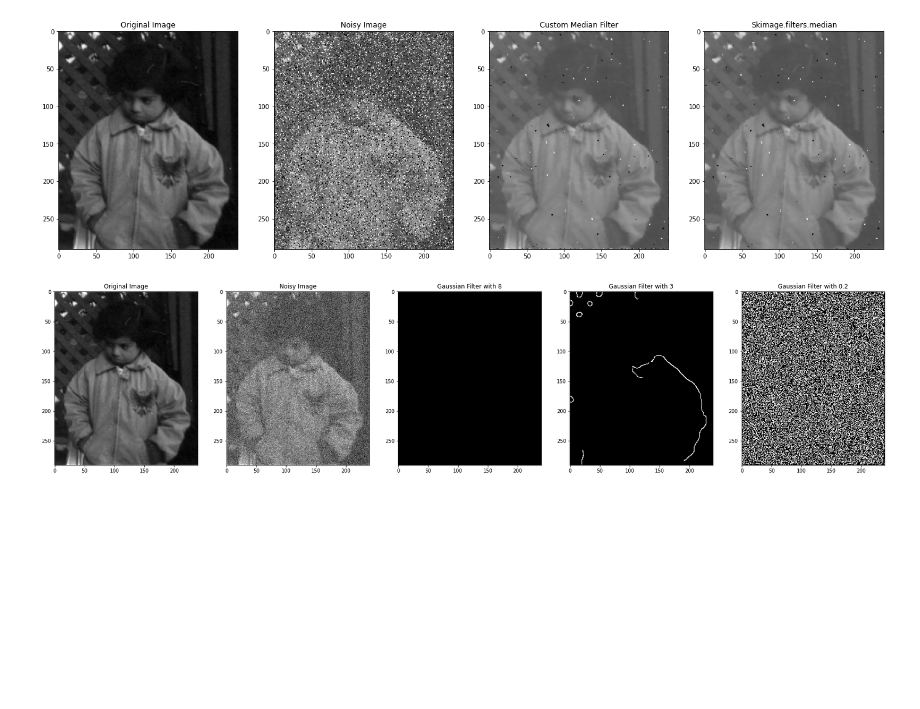
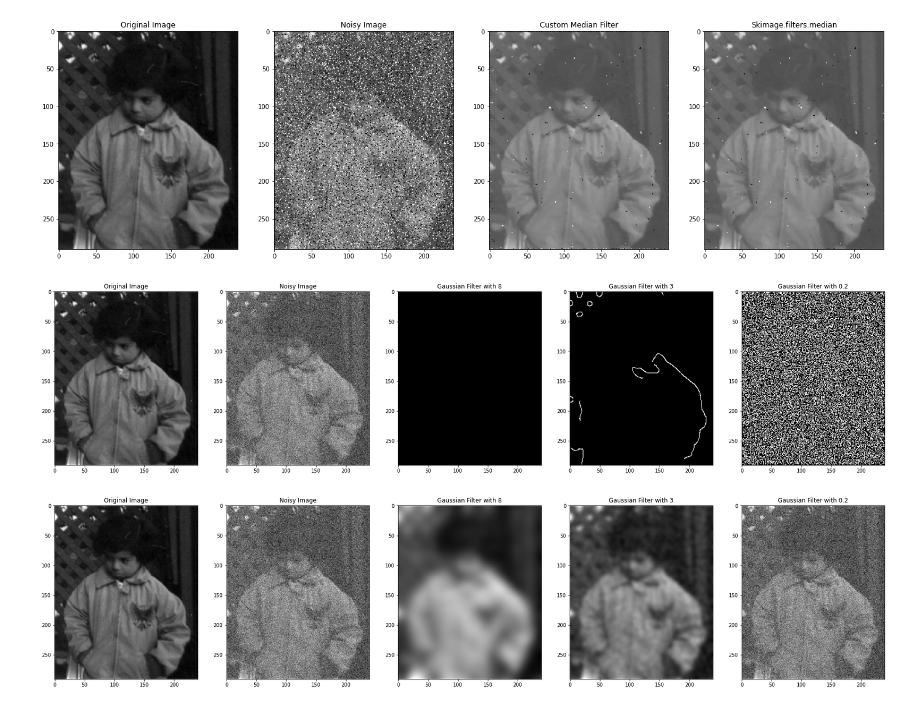
Before and after one commit to We2Am-BaSsem/IP-Labs, a Jupyter notebook: Lab03/Lab_Smoothing_STD.ipynb, the cells around one changed output. Drawn from its saved outputs; the diff is of its cells as text; code cells hidden in the pictures; blank space fills up the shorter version.

```diff
--- a/Lab03/Lab_Smoothing_STD.ipynb
+++ b/Lab03/Lab_Smoothing_STD.ipynb
@@ -78,11 +78,24 @@ show_images([image, noisy_image, median_filter(noisy_image, 3, 3), median(noisy_
 # %%
 '''
 (3) Gaussion Filters
 '''
-
 image = io.imread('pout.tif')
 noisy_image = random_noise(image) # by default it uses Gaussian (Additive) noise
+
+# as sigma increases:
+# More smoothing, bluring, localization errors, detect very very sharp edges and large scale edges
+
+# as sigma decreases:
+# Less smoothing, bluring, localization errors, detect more fine details in the image (fine features)
+
+# using the canny function from the given imports
 show_images([image, noisy_image, canny(noisy_image, sigma=8), canny(noisy_image, sigma=3), canny(noisy_image, sigma=0.2)],
             ['Original Image', 'Noisy Image', 'Gaussian Filter with 8', 'Gaussian Filter with 3', 'Gaussian Filter with 0.2'])
+
+# using the gaussian filter from skimage
+from skimage.filters import gaussian
+show_images([image, noisy_image, gaussian(noisy_image, sigma=8), gaussian(noisy_image, sigma=3), gaussian(noisy_image, sigma=0.2)],
+            ['Original Image', 'Noisy Image', 'Gaussian Filter with 8', 'Gaussian Filter with 3', 'Gaussian Filter with 0.2'])
 # %% [output]
-[figure, old version]
+[figure, new version]
+[figure, added]
```
Also changed, not shown: 3 other files.
